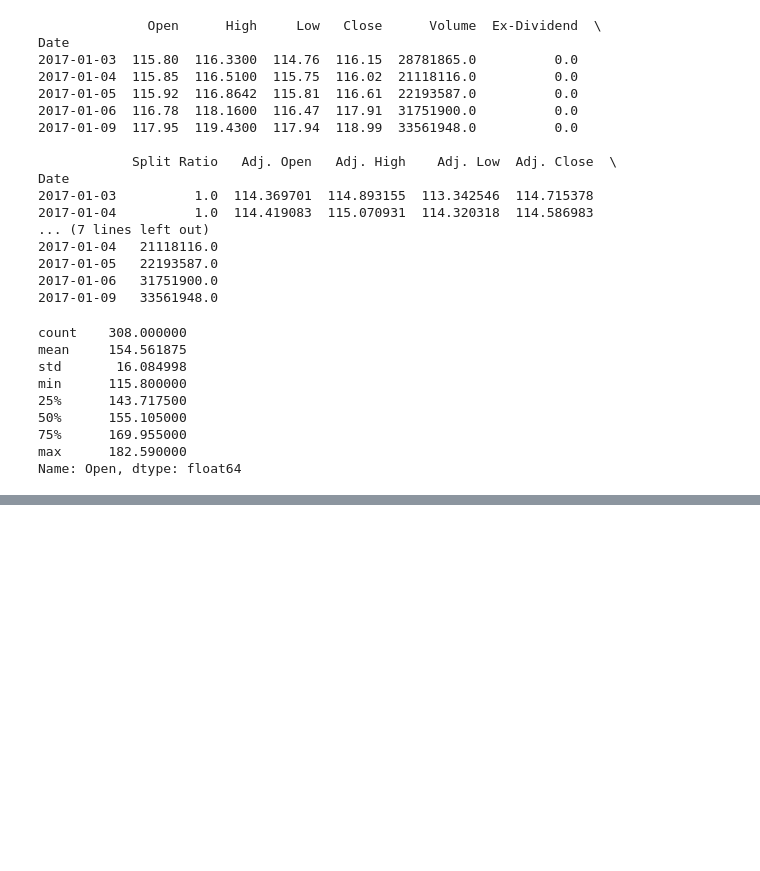
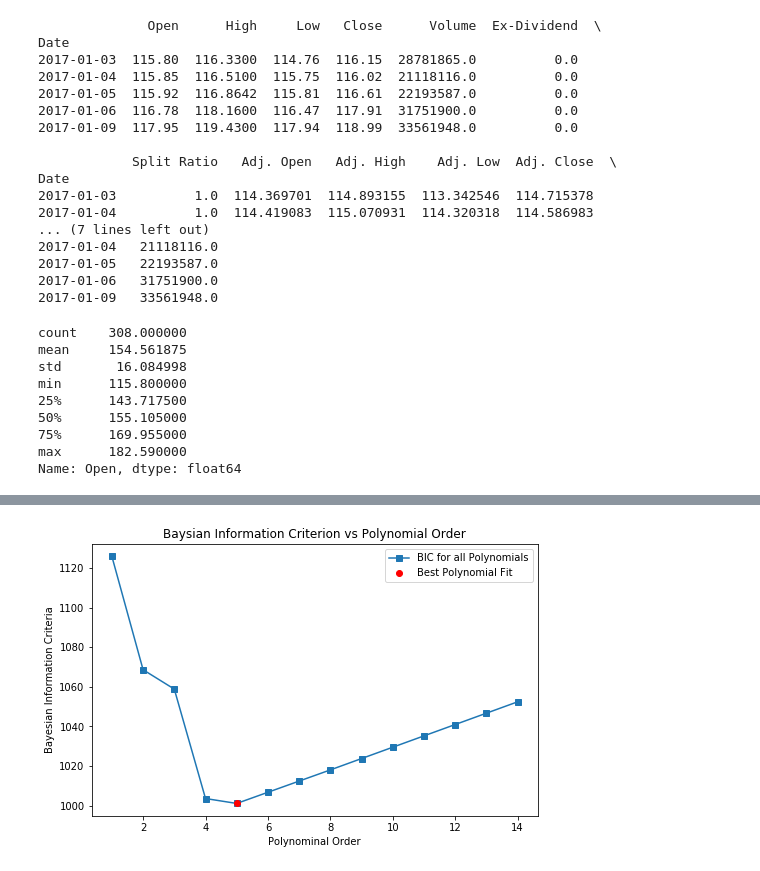
Before and after one commit to thepythonmentor/TPM-Financial-Analysis, a Jupyter notebook: Presentation_notebooks/day_one.ipynb, the cells around one changed output, grey strips where cells are left out. Saved outputs shown, nothing was run; the diff lists cells and outputs as text; code cells hidden in the pictures; blank space fills up the shorter version.

```diff
--- a/Presentation_notebooks/day_one.ipynb
+++ b/Presentation_notebooks/day_one.ipynb
@@ -53,0 +60,24 @@ plt.plot(Apple.index, Apple.Open)
+# %%
+orders = np.arange(1, 15)
+SS_list = np.zeros(len(orders))
+n = len(pd.to_numeric(Apple.index))
+
+for i in range(len(orders)):
+    y_hat = np.polyval(np.polyfit(pd.to_numeric(Apple.index), Apple.Open, orders[i]), pd.to_numeric(Apple.index))
+    SS_list[i] = np.sum((y_hat - Apple.Open)**2)/n
+
+# Bayesian Information Criteria (BIC).
+BIC = n*np.log(SS_list) + orders*np.log(n)
+
+best_poly = np.min(BIC)
+best_p_index = np.argmin(BIC)
+
+plt.figure(10, figsize=(8, 5))
+plt.title('Baysian Information Criterion vs Polynomial Order')
+plt.ylabel('Bayesian Information Criteria'), plt.xlabel('Polynominal Order')
+plt.plot(orders, BIC,'s-', label='BIC for all Polynomials')
+plt.plot(orders[best_p_index], best_poly, 'ro', label='Best Polynomial Fit')
+plt.legend(loc=1)
+plt.show()
+# %% [output]
+[figure, added]
```
Also changed, not shown: parts of 2 cells of this notebook.
